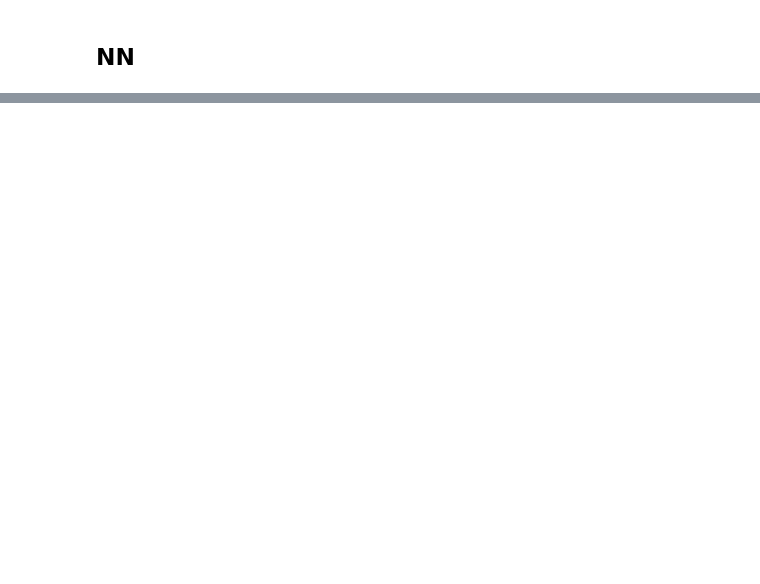
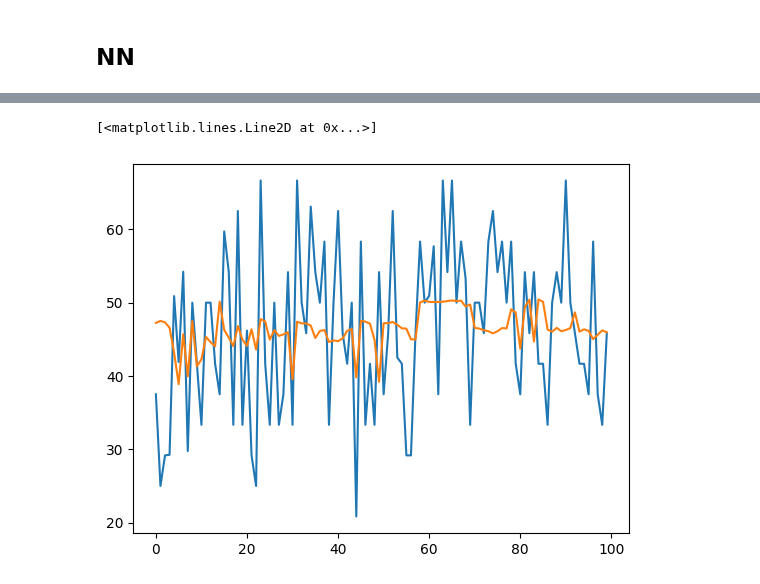
Before and after one commit to taroii/STATSM148, a Jupyter notebook: Python-Files/darren_simple_model_training.ipynb, the cells around one changed output, grey strips where cells are left out. Drawn from its saved outputs; the diff is of its cells as text; code cells hidden in the pictures; blank space fills up the shorter version.

```diff
--- a/Python-Files/darren_simple_model_training.ipynb
+++ b/Python-Files/darren_simple_model_training.ipynb
@@ -173,3 +138,5 @@ Seems like boosting algorithms (XGBoost, AdaBoost, Gradient Boosting) are achiev
+# %%
+df_X = df_X.apply(scaler)
 # %%
 device = torch.device('cuda' if torch.cuda.is_available() else 'cpu')
 # %%
@@ -180,7 +147,7 @@ feature_tensors = [torch.tensor(df_balanced[feature].values).float().unsqueeze(1
 res = torch.cat(feature_tensors, dim=1).to(device)
 target = torch.tensor(target, dtype=torch.float32).view(-1, 1).to(device)
 
-X_train, X_test, y_train, y_test = train_test_split(res, target, train_size=.7, random_state=42)
+X_train, X_test, y_train, y_test = train_test_split(res, target, train_size=.8, random_state=2024)
 train_data = TensorDataset(X_train, y_train)
 test_data = TensorDataset(X_test, y_test)
 
@@ -190,34 +157,36 @@ test_loader = DataLoader(test_data, batch_size=32)
 class Classifier(nn.Module):
     def __init__(self, input_dim):
         super().__init__()
-        self.fc1 = nn.Linear(input_dim, 512)
-        self.leaky_relu = nn.LeakyReLU()
-        self.fc2 = nn.Linear(512, 1)
+        self.fc_model = nn.Sequential(
+            nn.Linear(input_dim, 512),
+            nn.LeakyReLU(),
+            nn.Linear(512, 1)
+        )
         self.sigmoid = nn.Sigmoid()
 
     def forward(self, x):
-        x = self.fc1(x)
-        x = self.leaky_relu(x)
-        x = self.fc2(x)
+        x = self.fc_model(x)
         x = self.sigmoid(x)
         return x
 # %%
 torch.manual_seed(1)
-model = Classifier(input_dim=23).to(device)
+model = Classifier(input_dim=13).to(device)
 
 criterion = nn.BCELoss()
-optimizer = optim.Adam(model.parameters(), lr=0.001, weight_decay=2e-5)
+optimizer = optim.Adam(model.parameters(), lr=0.001, weight_decay=1e-5)
 
-num_epochs = 50
+num_epochs = 100
+# scheduler = optim.lr_scheduler.StepLR(optimizer, step_size=5, gamma=0.5)
+
+train_loss, validation_loss = [], []
 
 for epoch in range(num_epochs):
     model.train()
     for inputs, labels in train_loader:
-        inputs.detach_()
+        optimizer.zero_grad()
         outputs = model(inputs)
         loss = criterion(outputs, labels)
 
-        optimizer.zero_grad()
         loss.backward()
         optimizer.step()
 
@@ -239,5 +208,10 @@ for epoch in range(num_epochs):
             val_loss += criterion(outputs, labels).item()
     val_loss /= len(test_loader)
 
+    # scheduler.step()
+
+    train_loss.append(loss.item())
+    validation_loss.append(val_loss)
+
     print(f"Epoch {epoch + 1} / {num_epochs}, Loss: {loss.item():.4f}, Validation Loss: {val_loss:.4f}, Accuracy: {float(correct) / float(total) * 100:.4f}")
 # %% [output]
@@ -260,0 +237,6 @@ Epoch 50 / 50, Loss: 44.8276, Validation Loss: 39.1236, Accuracy: 60.7375
+# %%
+plt.plot(train_loss)
+plt.plot(validation_loss)
+# %% [output]
+[<matplotlib.lines.Line2D at 0x...>]
+[figure, added]
```
Also changed, not shown: parts of 30 cells of this notebook.
